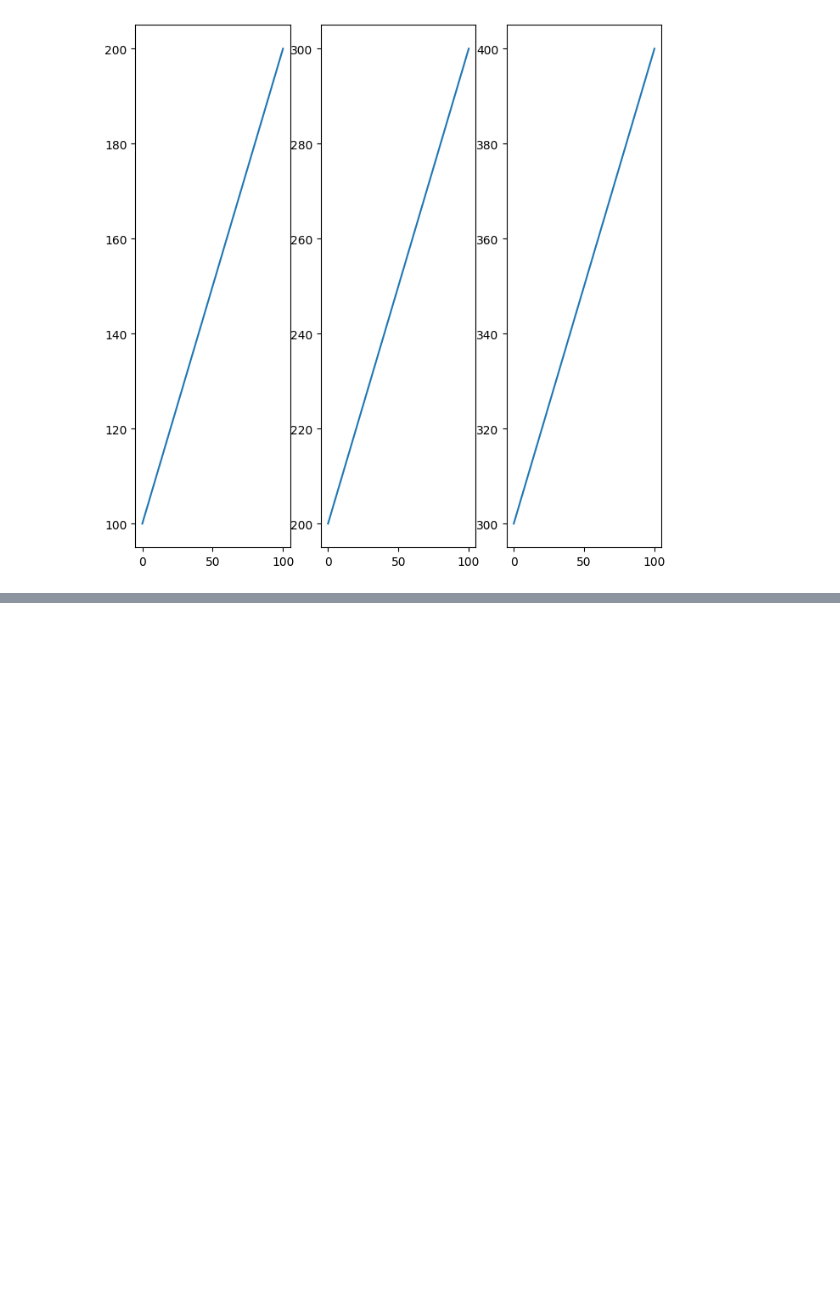
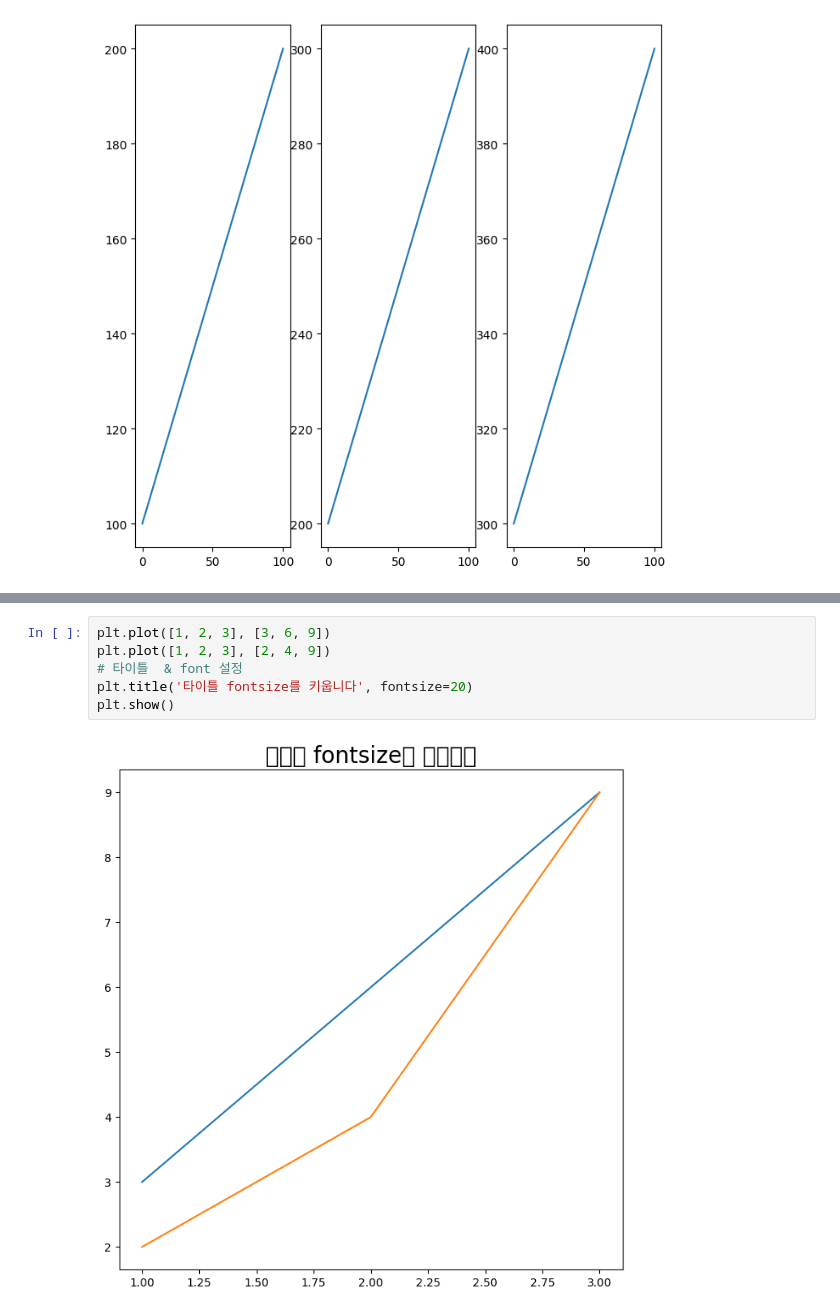
Before and after one commit to jsh112/vs_code_c, a Jupyter notebook: SKADA/DataAnlaysis_Basic/09_Visualization of Matplotlib/cds_exercise_09.ipynb, the cells around one changed output, grey strips where cells are left out. Drawn from its saved outputs; the diff is of its cells as text; blank space fills up the shorter version.

```diff
--- a/SKADA/DataAnlaysis_Basic/09_Visualization of Matplotlib/cds_exercise_09.ipynb
+++ b/SKADA/DataAnlaysis_Basic/09_Visualization of Matplotlib/cds_exercise_09.ipynb
@@ -108,0 +147,8 @@ plt.plot(data3)
+# %%
+plt.plot([1, 2, 3], [3, 6, 9])
+plt.plot([1, 2, 3], [2, 4, 9])
+# 타이틀  & font 설정
+plt.title('타이틀 fontsize를 키웁니다', fontsize=20)
+plt.show()
+# %% [output]
+[figure, added]
```
Also changed, not shown: parts of 24 cells of this notebook, 1 other file.
